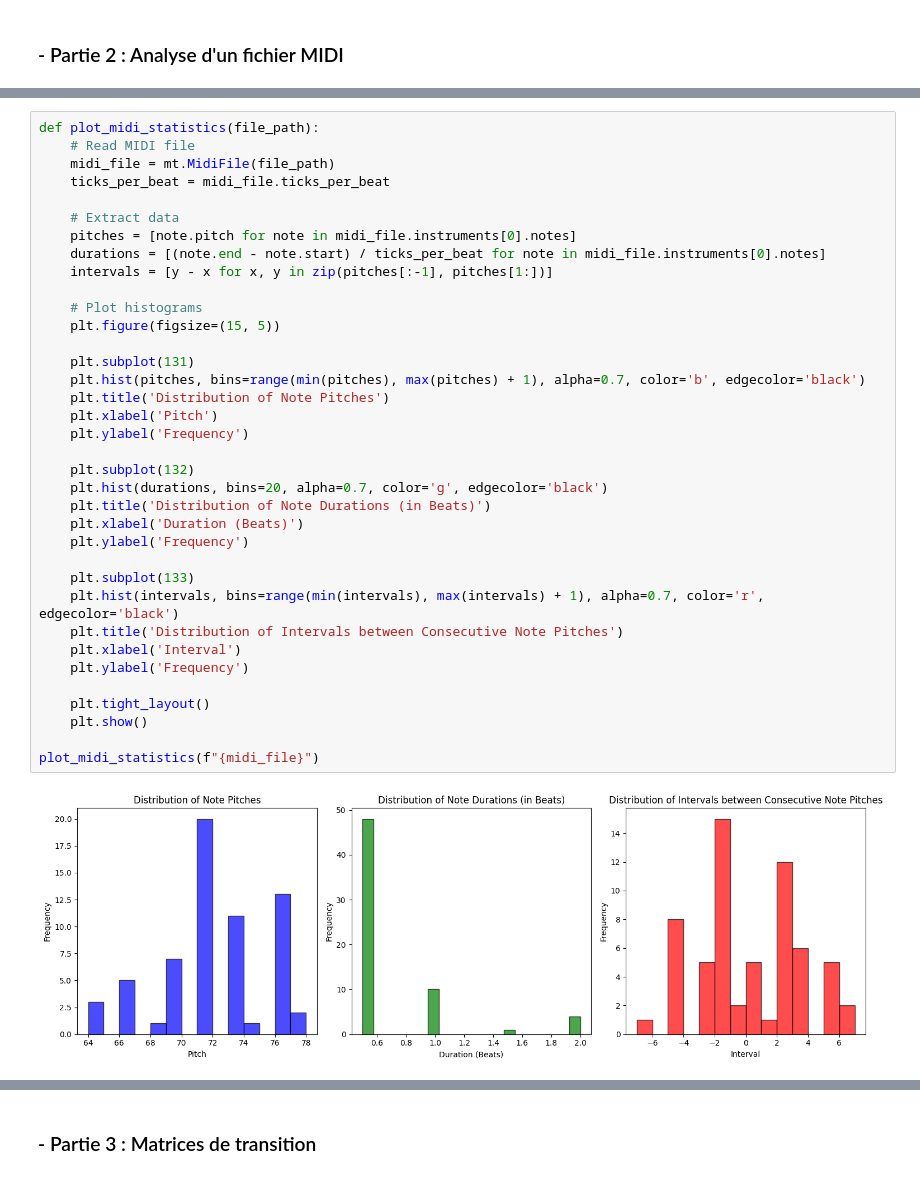
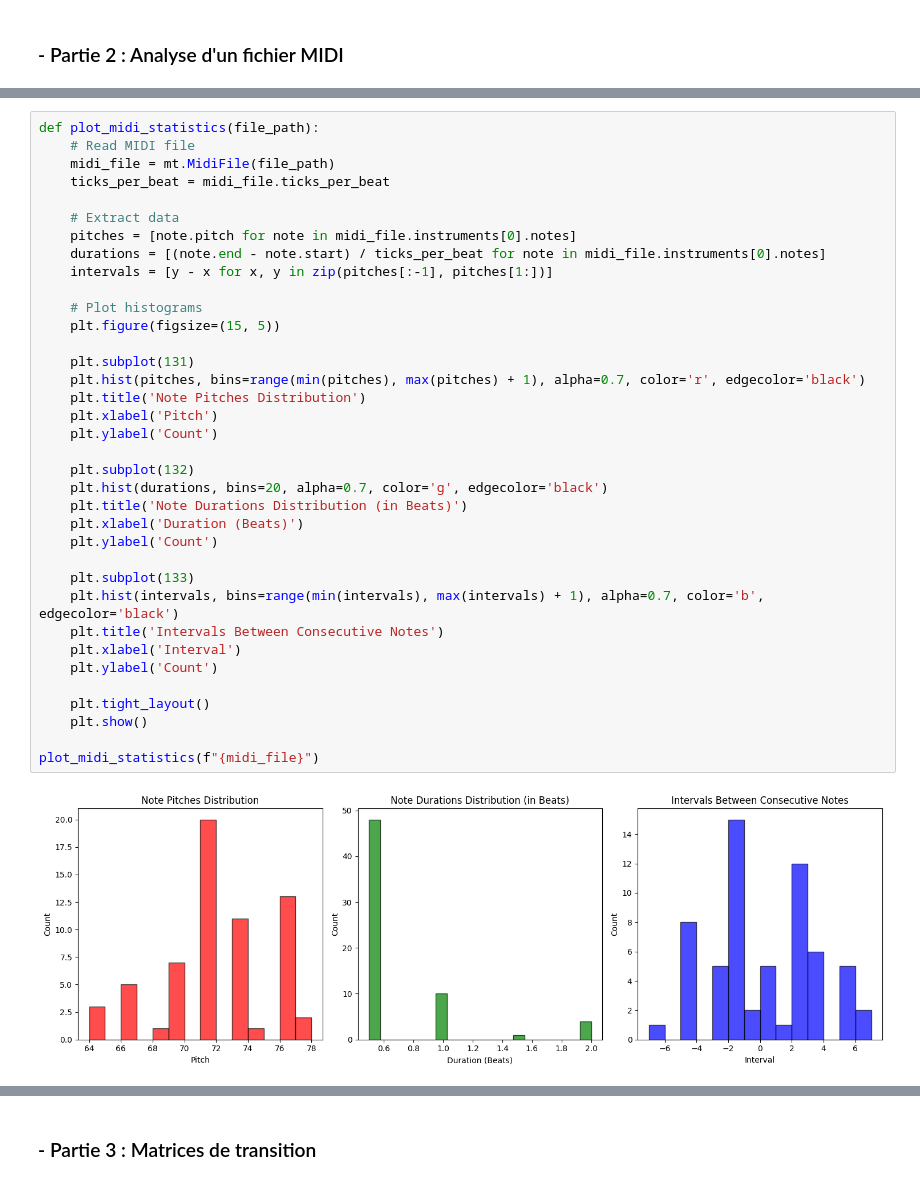
Before and after one commit to NotTheStallion/music-ai, a Jupyter notebook: tp-2_AIM.ipynb, the cells around one changed output, grey strips where cells are left out. Cells and saved outputs as stored; diff of their text form.

```diff
--- a/tp-2_AIM.ipynb
+++ b/tp-2_AIM.ipynb
@@ -140,40 +257,40 @@ marker: []
 # %%
 def plot_midi_statistics(file_path):
     # Read MIDI file
     midi_file = mt.MidiFile(file_path)
     ticks_per_beat = midi_file.ticks_per_beat
 
     # Extract data
     pitches = [note.pitch for note in midi_file.instruments[0].notes]
     durations = [(note.end - note.start) / ticks_per_beat for note in midi_file.instruments[0].notes]
     intervals = [y - x for x, y in zip(pitches[:-1], pitches[1:])]
 
     # Plot histograms
     plt.figure(figsize=(15, 5))
 
     plt.subplot(131)
-    plt.hist(pitches, bins=range(min(pitches), max(pitches) + 1), alpha=0.7, color='b', edgecolor='black')
-    plt.title('Distribution of Note Pitches')
+    plt.hist(pitches, bins=range(min(pitches), max(pitches) + 1), alpha=0.7, color='r', edgecolor='black')
+    plt.title('Note Pitches Distribution')
     plt.xlabel('Pitch')
-    plt.ylabel('Frequency')
+    plt.ylabel('Count')
 
     plt.subplot(132)
     plt.hist(durations, bins=20, alpha=0.7, color='g', edgecolor='black')
-    plt.title('Distribution of Note Durations (in Beats)')
+    plt.title('Note Durations Distribution (in Beats)')
     plt.xlabel('Duration (Beats)')
-    plt.ylabel('Frequency')
+    plt.ylabel('Count')
 
     plt.subplot(133)
-    plt.hist(intervals, bins=range(min(intervals), max(intervals) + 1), alpha=0.7, color='r', edgecolor='black')
-    plt.title('Distribution of Intervals between Consecutive Note Pitches')
+    plt.hist(intervals, bins=range(min(intervals), max(intervals) + 1), alpha=0.7, color='b', edgecolor='black')
+    plt.title('Intervals Between Consecutive Notes')
     plt.xlabel('Interval')
-    plt.ylabel('Frequency')
+    plt.ylabel('Count')
 
     plt.tight_layout()
     plt.show()
 
 plot_midi_statistics(f"{midi_file}")
 # %% [output]
-[figure, old version]
+[figure, new version]
 # %%
 def get_distribution(values):
```
Also changed, not shown: parts of 9 cells of this notebook.
